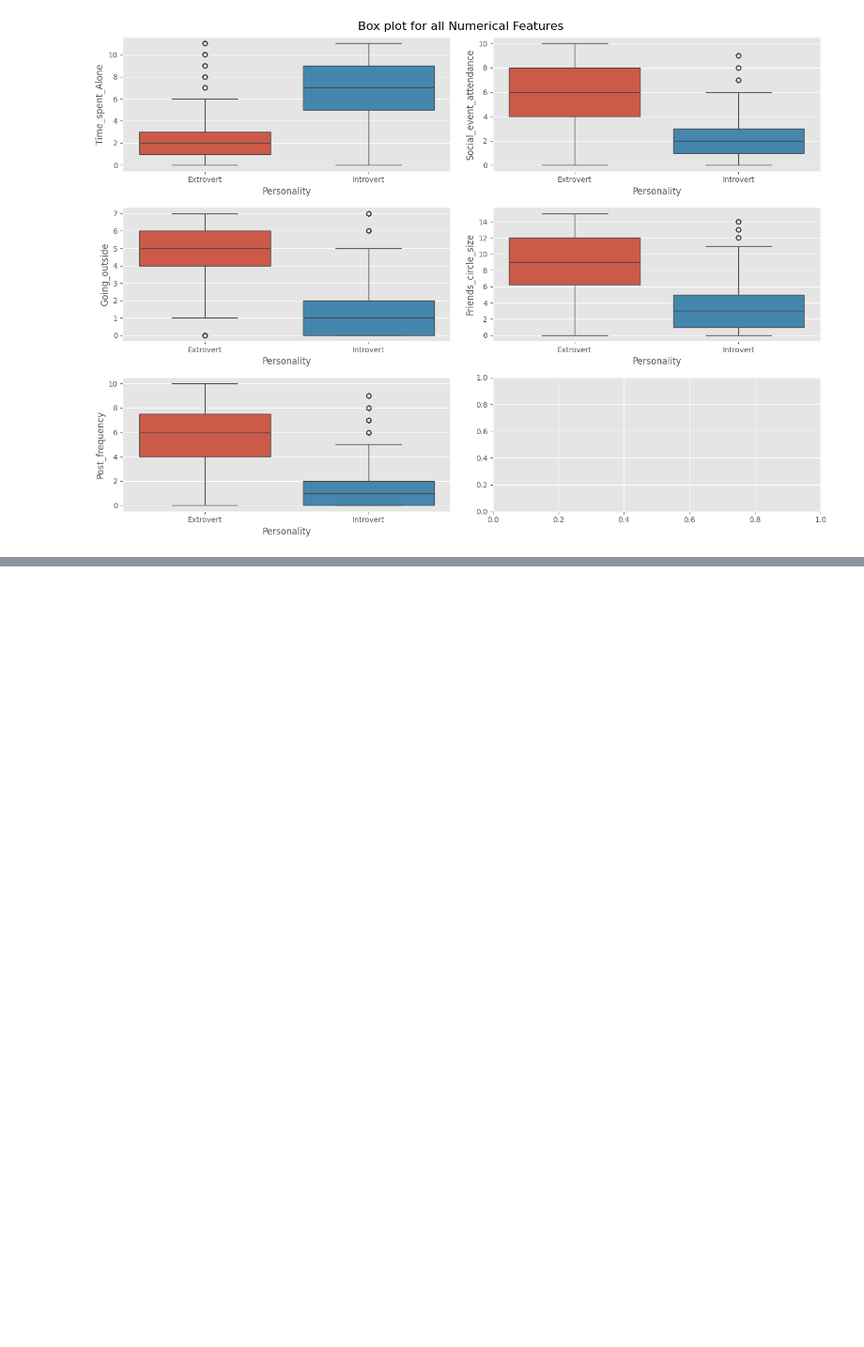
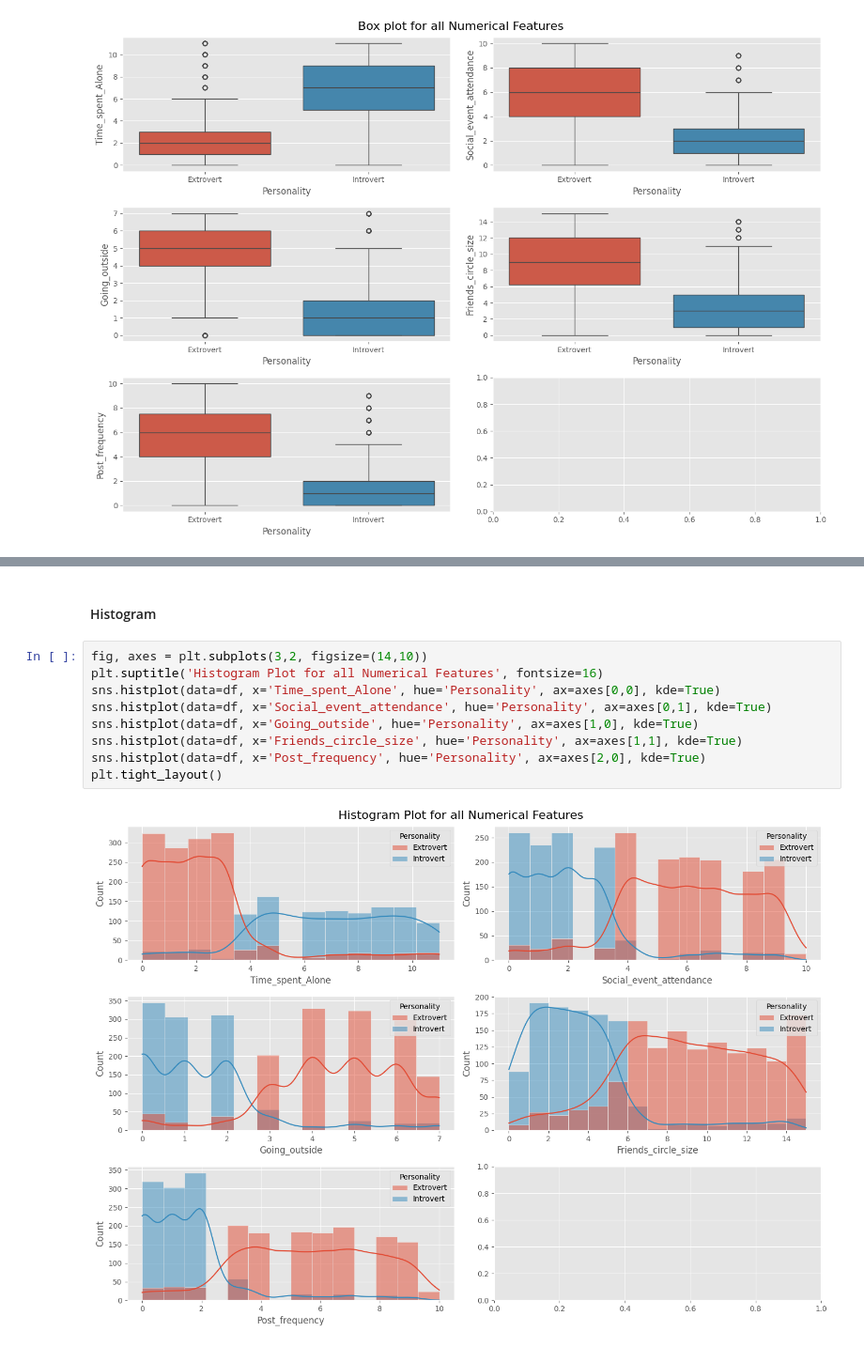
Before and after one commit to AnubhavYadavBCA25/Introvert-vs-Extrovert-Classification-Project, a Jupyter notebook: notebook/EDA.ipynb, the cells around one changed output, grey strips where cells are left out. Shown at 94% size. Drawn from its saved outputs; the diff is of its cells as text; blank space fills up the shorter version.

Commit message:
Completed EDA, Data Augmentation, Cleaning and FE

```diff
--- a/notebook/EDA.ipynb
+++ b/notebook/EDA.ipynb
@@ -217,0 +239,13 @@ plt.tight_layout()
+# %% [markdown]
+#### Histogram
+# %%
+fig, axes = plt.subplots(3,2, figsize=(14,10))
+plt.suptitle('Histogram Plot for all Numerical Features', fontsize=16)
+sns.histplot(data=df, x='Time_spent_Alone', hue='Personality', ax=axes[0,0], kde=True)
+sns.histplot(data=df, x='Social_event_attendance', hue='Personality', ax=axes[0,1], kde=True)
+sns.histplot(data=df, x='Going_outside', hue='Personality', ax=axes[1,0], kde=True)
+sns.histplot(data=df, x='Friends_circle_size', hue='Personality', ax=axes[1,1], kde=True)
+sns.histplot(data=df, x='Post_frequency', hue='Personality', ax=axes[2,0], kde=True)
+plt.tight_layout()
+# %% [output]
+[figure, added]
```
Also changed, not shown: parts of 14 cells of this notebook, 5 other files.
